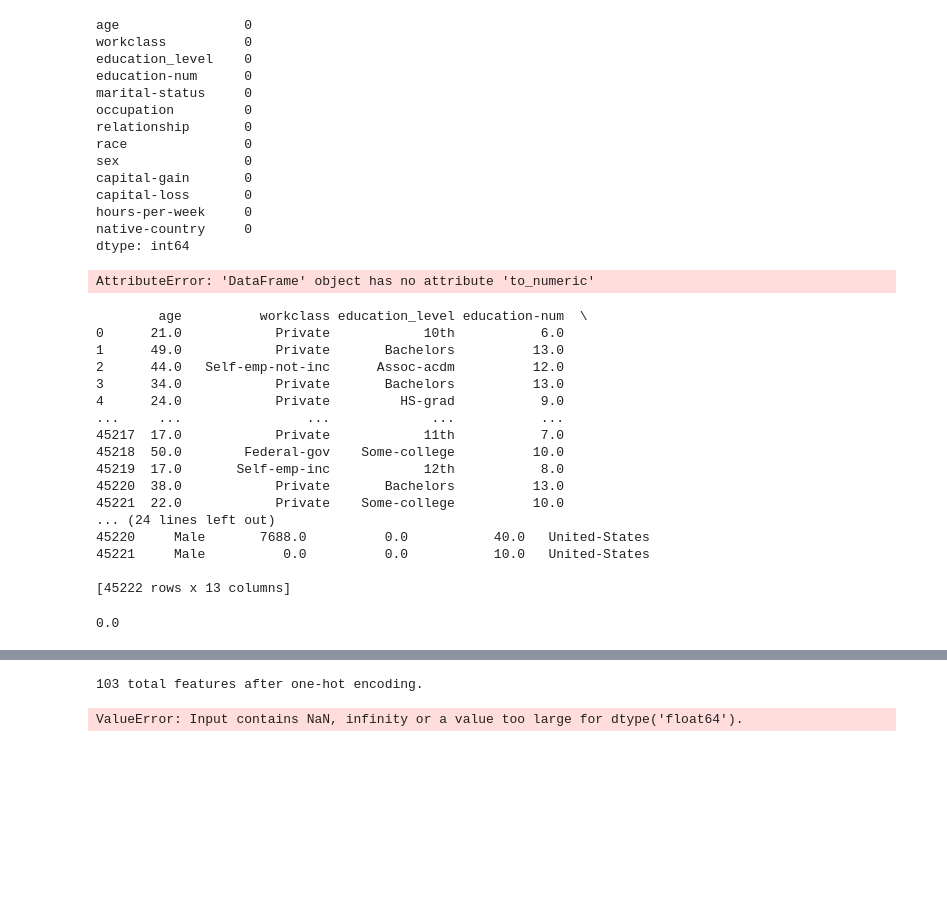
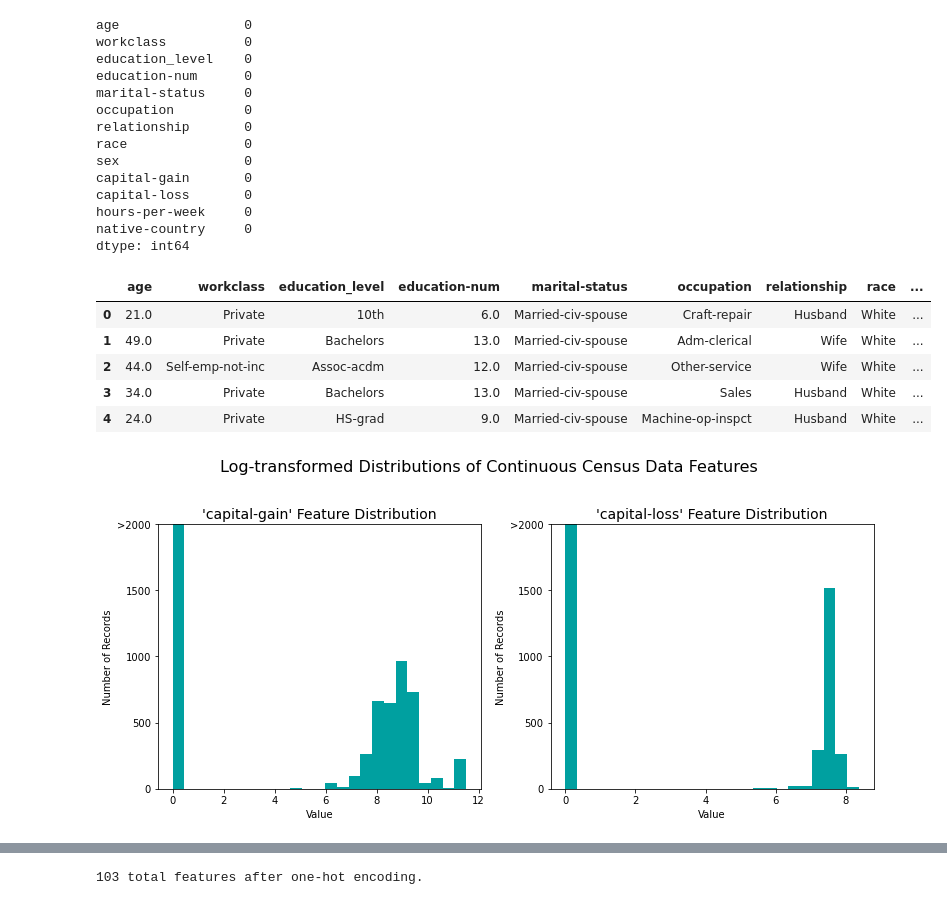
Before and after one commit to khmmay/Udacity_finding_donors, a Jupyter notebook: finding_donors-Kaggle.ipynb, the cells around one changed output, grey strips where cells are left out. Cells and saved outputs as stored; diff of their text form; code cells hidden in the pictures; blank space fills up the shorter version.

```diff
--- a/finding_donors-Kaggle.ipynb
+++ b/finding_donors-Kaggle.ipynb
@@ -745,39 +744,26 @@ native-country     0
 dtype: int64
 # %%
 # Log-transform the skewed features
-skewed=['capital-gain', 'capital-loss']
 features_log_transformed = pd.DataFrame(data = data_kag)
-features_log_transformed[skewed] = data_kag[skewed].apply(lambda x: np.log(x + 1))
+data=data_kag['capital-gain'].values.tolist()
+gain=[np.log(i+1) for i in data]
+data=data_kag['capital-loss'].values.tolist()
+loss=[np.log(i+1) for i in data]
+features_log_transformed['capital-gain']=pd.DataFrame(data=gain)
+features_log_transformed['capital-loss']=pd.DataFrame(data=loss)
+
 
 # Visualize the new log distributions
 vs.distribution(features_log_transformed, transformed = True)
+display(features_log_transformed.head(n = 5))
 # %% [output]
-AttributeError: 'DataFrame' object has no attribute 'to_numeric'
+|  | age | workclass | education_level | education-num | marital-status | occupation | relationship | race | ... |
+| 0 | 21.0 | Private | 10th | 6.0 | Married-civ-spouse | Craft-repair | Husband | White | ... |
+| 1 | 49.0 | Private | Bachelors | 13.0 | Married-civ-spouse | Adm-clerical | Wife | White | ... |
+| 2 | 44.0 | Self-emp-not-inc | Assoc-acdm | 12.0 | Married-civ-spouse | Other-service | Wife | White | ... |
+| 3 | 34.0 | Private | Bachelors | 13.0 | Married-civ-spouse | Sales | Husband | White | ... |
+| 4 | 24.0 | Private | HS-grad | 9.0 | Married-civ-spouse | Machine-op-inspct | Husband | White | ... |
+[figure, added]
-# %%
-features_log_transformed = pd.DataFrame(data = data_kag)
-print(features_log_transformed)
-# %% [output]
-        age          workclass education_level education-num  \
-0      21.0            Private            10th           6.0
-1      49.0            Private       Bachelors          13.0
-2      44.0   Self-emp-not-inc      Assoc-acdm          12.0
-3      34.0            Private       Bachelors          13.0
-4      24.0            Private         HS-grad           9.0
-...     ...                ...             ...           ...
-45217  17.0            Private            11th           7.0
-45218  50.0        Federal-gov    Some-college          10.0
-45219  17.0       Self-emp-inc            12th           8.0
-45220  38.0            Private       Bachelors          13.0
-45221  22.0            Private    Some-college          10.0
-... (24 lines left out)
-45220     Male       7688.0          0.0           40.0   United-States
-45221     Male          0.0          0.0           10.0   United-States
-
-[45222 rows x 13 columns]
-# %%
-np.log(0.0+1)
-# %% [output]
-0.0
 # %%
 # Initialize a scaler, then apply it to the features
 scaler = MinMaxScaler() # default=(0, 1)
@@ -806,6 +792,4 @@ print("{} total features after one-hot encoding.".format(len(encoded)))
 103 total features after one-hot encoding.
 # %%
 #calculate output
-best_clf.predict(features_final)
+out=best_clf.predict(features_final)
-# %% [output]
-ValueError: Input contains NaN, infinity or a value too large for dtype('float64').
```
Also changed, not shown: parts of 5 cells of this notebook.
